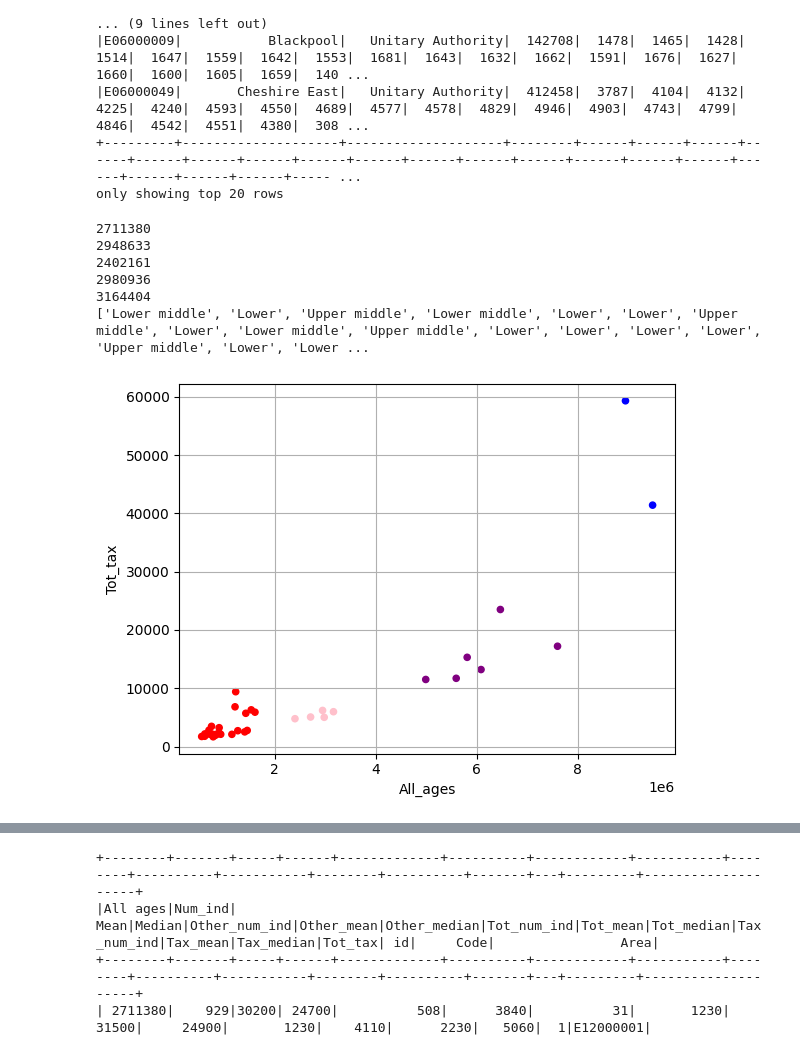
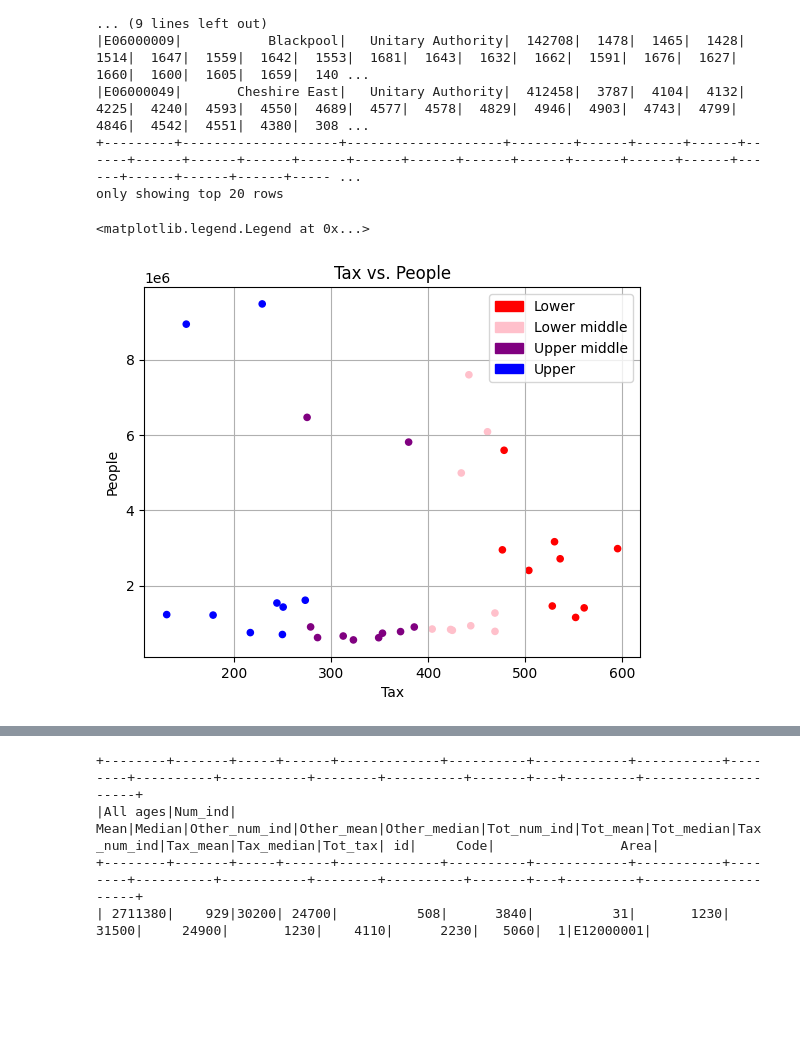
Before and after one commit to Katie-Maddick/University-Big-Data-Project, a Jupyter notebook: Project_26313331/Project.ipynb, the cells around one changed output, grey strips where cells are left out. Cells and saved outputs as stored; diff of their text form; code cells hidden in the pictures; blank space fills up the shorter version.

Commit message:
Visualised

```diff
--- a/Project_26313331/Project.ipynb
+++ b/Project_26313331/Project.ipynb
@@ -155,49 +155,63 @@ Cast_Data = Cast_Data.filter(Cast_Data.id!=0)
 import sys
 import matplotlib # pip install matplotlib
 import matplotlib.pyplot as plt
+import matplotlib.patches as mpatch
 
 # Convert to Pandas
 Pop = Cond_Pop.toPandas()
 Inc = Cond_Inc.toPandas()
 Sta = Statements.toPandas()
 Dat = Cast_Data.toPandas()
 
+# Visualise data
+
 Ages = Dat['All_ages'].values.tolist()
+Tax = Dat['Tot_tax'].values.tolist()
+
+avg_tax = []
+
+for i in range(len(Ages)):
+    avg_tax.append(Ages[i]/Tax[i])
 
 '''
-# Visualise data
-ax = Dat.plot.scatter(x='All_ages',y='Tot_tax',s=5,c='purple',grid=True)
-
 # Create line of best fit
 z = np.polyfit(x=Dat.loc[:,'All_ages'],y=Dat.loc[:,'Tot_tax'],deg=1)
 p = np.poly1d(z)
 Dat['Trendline'] = p(Dat.loc[:,'All_ages'])
 '''
 cat_var = []
 
 # Create category
-for i in range(len(Ages)):
-    if Ages[i] < 2000000:
+for i in range(len(avg_tax)):
+    if avg_tax[i] > 469:
         cat_var.append('Lower')
-    elif Ages[i] > 2000000 and Ages[i] < 4000000:
+    elif avg_tax[i] > 386 and avg_tax[i] < 469:
         cat_var.append('Lower middle')
-    elif Ages[i] > 4000000 and Ages[i] < 8000000:
+    elif avg_tax[i] > 275 and avg_tax[i] < 386:
         cat_var.append('Upper middle')
     else:
         cat_var.append('Upper')
 
-print(cat_var)
+# Add cat_var to dataframe
+Dat['Class'] = cat_var
+Dat['Avg_tax'] = avg_tax
+
 
 # Create the groups seen in graph
 colours = {'Lower': 'red', 'Lower middle': 'pink', 'Upper middle': 'purple', 'Upper': 'blue'}
 colour_list = [colours[group] for group in cat_var]
 
-gro_ax = Dat.plot.scatter('All_ages','Tot_tax',c=colour_list,grid=True)
+# Create scatter graph
+legend_handles = [mpatch.Patch(color=colours['Lower'],label='Lower'),
+                  mpatch.Patch(color=colours['Lower middle'],label='Lower middle'),
+                  mpatch.Patch(color=colours['Upper middle'],label='Upper middle'),
+                  mpatch.Patch(color=colours['Upper'],label='Upper')]
+
+gro_ax = Dat.plot.scatter('Avg_tax','All_ages',c=colour_list,grid=True)
+gro_ax.set_title('Tax vs. People')
+gro_ax.set_xlabel('Tax')
+gro_ax.set_ylabel('People')
+gro_ax.legend(handles=legend_handles)
 # %% [output]
-2711380
-2948633
-2402161
-2980936
-3164404
-['Lower middle', 'Lower', 'Upper middle', 'Lower middle', 'Lower', 'Lower', 'Upper middle', 'Lower', 'Lower middle', 'Upper middle', 'Lower', 'Lower', 'Lower', 'Lower', 'Upper middle', 'Lower', 'Lower ...
+<matplotlib.legend.Legend at 0x...>
-[figure, old version]
+[figure, new version]
```
Also changed, not shown: parts of 1 cell of this notebook.
